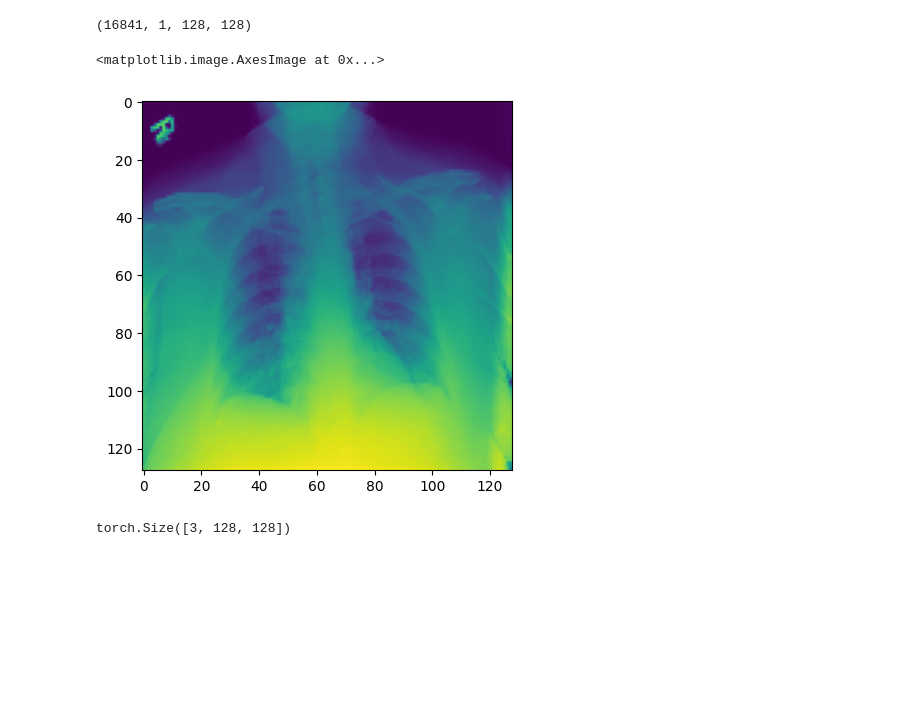
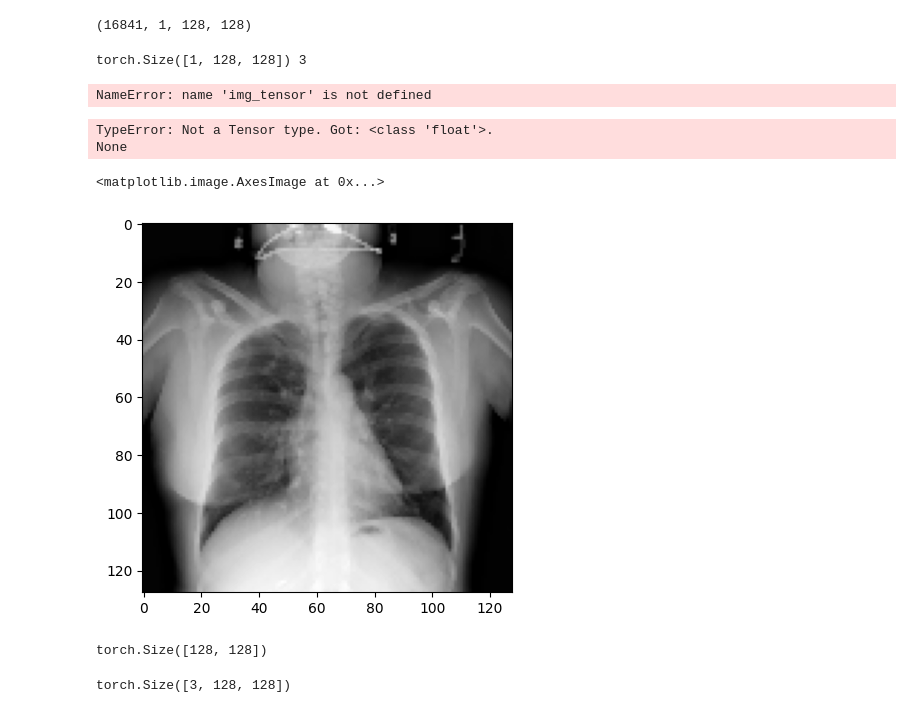
Before and after one commit to lihp99/DC1, a Jupyter notebook: Dimitar/exploration.ipynb, the cells around one changed output. Drawn from its saved outputs; the diff is of its cells as text; code cells hidden in the pictures; blank space fills up the shorter version.

```diff
--- a/Dimitar/exploration.ipynb
+++ b/Dimitar/exploration.ipynb
@@ -123,7 +128,10 @@ from os import path
 from typing import Tuple
 from pathlib import Path
 import os
-
+import torchvision.transforms.functional as TF
+import torchvision.transforms as T
+import torch.nn.functional as F
+import kornia
 
 class ImageDataset:
     """
@@ -144,9 +152,22 @@ class ImageDataset:
 
     def __getitem__(self, idx: int) -> Tuple[torch.Tensor, np.ndarray]:
         image = torch.from_numpy(self.imgs[idx] / 255).float()
+
+        # normalized the data
+        mean = image.mean()
+        std = image.std()
+        normalize = T.Normalize(mean, std, inplace=False)
+        norm_image = normalize(image)
+
+        sharpened_img_tensor = kornia.filters.unsharp_mask(norm_image, kernel_size=3, sigma=1.0)
+
+        # sharpening the data
+        # img_sharp = TF.adjust_sharpness(norm_image, sharpness_factor=1)
+
+        # transform = transforms.Compose([transforms.ToPILImage(), transforms.Grayscale(num_output_channels=3), transforms.ToTensor()])
         label = self.targets[idx]
-        image = torch.stack([image[0]]*3, dim=0)
-        return image, label
+        # image = transform(image)
+        return sharpened_img_tensor, label
 
     @staticmethod
     def load_numpy_arr_from_npy(path: Path) -> np.ndarray:
@@ -163,13 +184,32 @@ class ImageDataset:
         return np.load(path)
 # %%
 x = ImageDataset(Path("../data/X_train.npy"), Path("../data/Y_train.npy"))
+# %%
+for images, target in x:
+    print(images.shape, target)
+    break
+# %% [output]
+torch.Size([1, 128, 128]) 3
 # %%
 rgb_tensor = torch.stack([x[0][0][0]]*3, dim=0)
 # %%
-plt.imshow(x[0][0][0].reshape(128,128))
+plt.imshow(x[0].reshape(128,128))
 # %% [output]
-<matplotlib.image.AxesImage at 0x...>
+NameError: name 'img_tensor' is not defined
-[figure, removed]
+# %%
+x[1][0]
+# %% [output]
+TypeError: Not a Tensor type. Got: <class 'float'>.
+None
+# %%
+plt.imshow(x[1][0].reshape(128,128), cmap='gray')
+# %% [output]
+<matplotlib.image.AxesImage at 0x...>
+[figure, added]
+# %%
+x[1][0][0].shape
+# %% [output]
+torch.Size([128, 128])
 # %%
 x[0][0].shape
 # %% [output]
```
Also changed, not shown: parts of 12 cells of this notebook, 8 other files.
